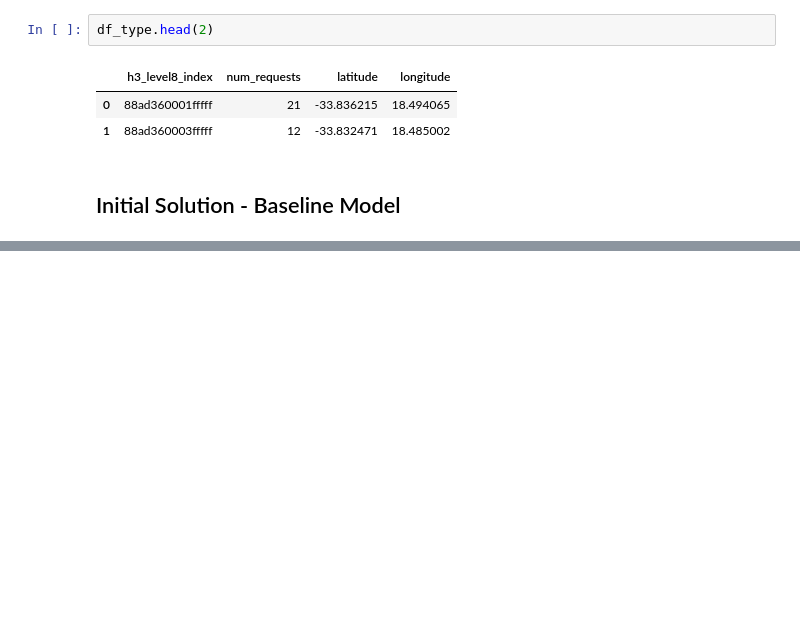
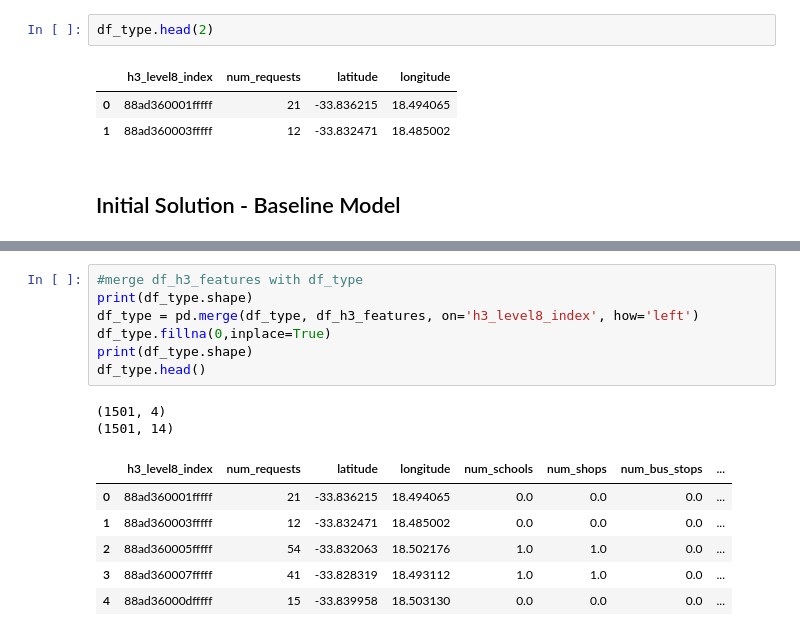
Before and after one commit to AMKiller/ds_code_challenge, a Jupyter notebook: notebooks/02_feature_engineering_and_modeling.ipynb, the cells around one changed output, grey strips where cells are left out. Saved outputs shown, nothing was run; the diff lists cells and outputs as text; blank space fills up the shorter version.

```diff
--- a/notebooks/02_feature_engineering_and_modeling.ipynb
+++ b/notebooks/02_feature_engineering_and_modeling.ipynb
@@ -173,0 +288,16 @@ visualizer.show()                 # Finalize and render the figure
+# %%
+#merge df_h3_features with df_type
+print(df_type.shape)
+df_type = pd.merge(df_type, df_h3_features, on='h3_level8_index', how='left')
+df_type.fillna(0,inplace=True)
+print(df_type.shape)
+df_type.head()
+# %% [output]
+(1501, 4)
+(1501, 14)
+|  | h3_level8_index | num_requests | latitude | longitude | num_schools | num_shops | num_bus_stops | ... |
+| 0 | 88ad360001fffff | 21 | -33.836215 | 18.494065 | 0.0 | 0.0 | 0.0 | ... |
+| 1 | 88ad360003fffff | 12 | -33.832471 | 18.485002 | 0.0 | 0.0 | 0.0 | ... |
+| 2 | 88ad360005fffff | 54 | -33.832063 | 18.502176 | 1.0 | 1.0 | 0.0 | ... |
+| 3 | 88ad360007fffff | 41 | -33.828319 | 18.493112 | 1.0 | 1.0 | 0.0 | ... |
+| 4 | 88ad36000dfffff | 15 | -33.839958 | 18.503130 | 0.0 | 0.0 | 0.0 | ... |
```
Also changed, not shown: parts of 19 cells of this notebook.
